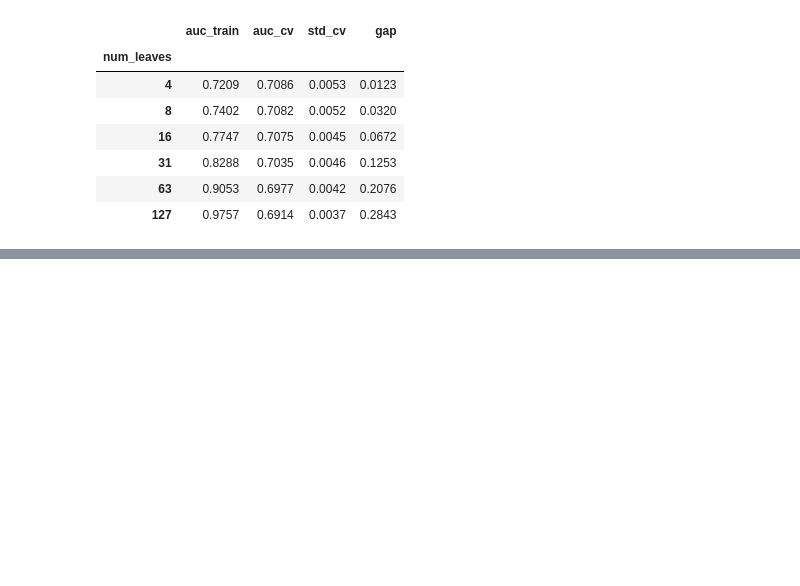
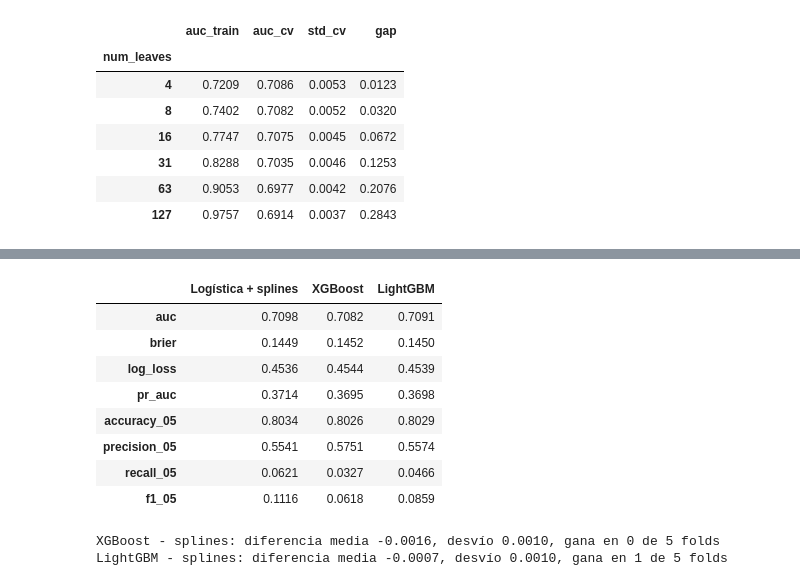
Before and after one commit to agus-chaud/scoring-crediticio, a Jupyter notebook: Notebooks/05_1_Modelizacion PD challengers.ipynb, the cells around one changed output, grey strips where cells are left out. Drawn from its saved outputs; the diff is of its cells as text; code cells hidden in the pictures; blank space fills up the shorter version.

```diff
--- a/Notebooks/05_1_Modelizacion PD challengers.ipynb
+++ b/Notebooks/05_1_Modelizacion PD challengers.ipynb
@@ -278,0 +380,33 @@ LightGBM
+# %%
+pipes_finales = {}
+for nombre, (pipe, _) in espacios.items():
+    parametros = {c.replace('param_', ''): elegidos[nombre][c] for c in columnas_parametros[nombre]}
+    pipes_finales[nombre] = clone(pipe).set_params(**parametros)
+
+cv_challengers = {nombre: cross_validate(pipe, train_x, train_y, cv=cv, scoring=METRICAS, return_train_score=True,
+                                         n_jobs=-1)
+                  for nombre, pipe in pipes_finales.items()}
+
+comparacion = pd.DataFrame({'Logística + splines': resumen_cv(cv_splines)['media_cv'],
+                            **{nombre: resumen_cv(r)['media_cv'] for nombre, r in cv_challengers.items()}})
+display(comparacion)
+
+auc_comparacion = pd.DataFrame({'Logística + splines': cv_splines['test_auc'],
+                          **{nombre: r['test_auc'] for nombre, r in cv_challengers.items()}},
+                         index=[f'fold {i}' for i in range(1, 6)])
+for nombre in cv_challengers:
+    diferencia = auc_comparacion[nombre] - auc_comparacion['Logística + splines']
+    print(f'{nombre} - splines: diferencia media {diferencia.mean():+.4f}, desvío {diferencia.std():.4f}, '
+          f'gana en {(diferencia > 0).sum()} de 5 folds')
+# %% [output]
+|  | Logística + splines | XGBoost | LightGBM |
+| auc | 0.7098 | 0.7082 | 0.7091 |
+| brier | 0.1449 | 0.1452 | 0.1450 |
+| log_loss | 0.4536 | 0.4544 | 0.4539 |
+| pr_auc | 0.3714 | 0.3695 | 0.3698 |
+| accuracy_05 | 0.8034 | 0.8026 | 0.8029 |
+| precision_05 | 0.5541 | 0.5751 | 0.5574 |
+| recall_05 | 0.0621 | 0.0327 | 0.0466 |
+| f1_05 | 0.1116 | 0.0618 | 0.0859 |
+XGBoost - splines: diferencia media -0.0016, desvío 0.0010, gana en 0 de 5 folds
+LightGBM - splines: diferencia media -0.0007, desvío 0.0010, gana en 1 de 5 folds
```
Also changed, not shown: parts of 11 cells of this notebook, 2 other files.
